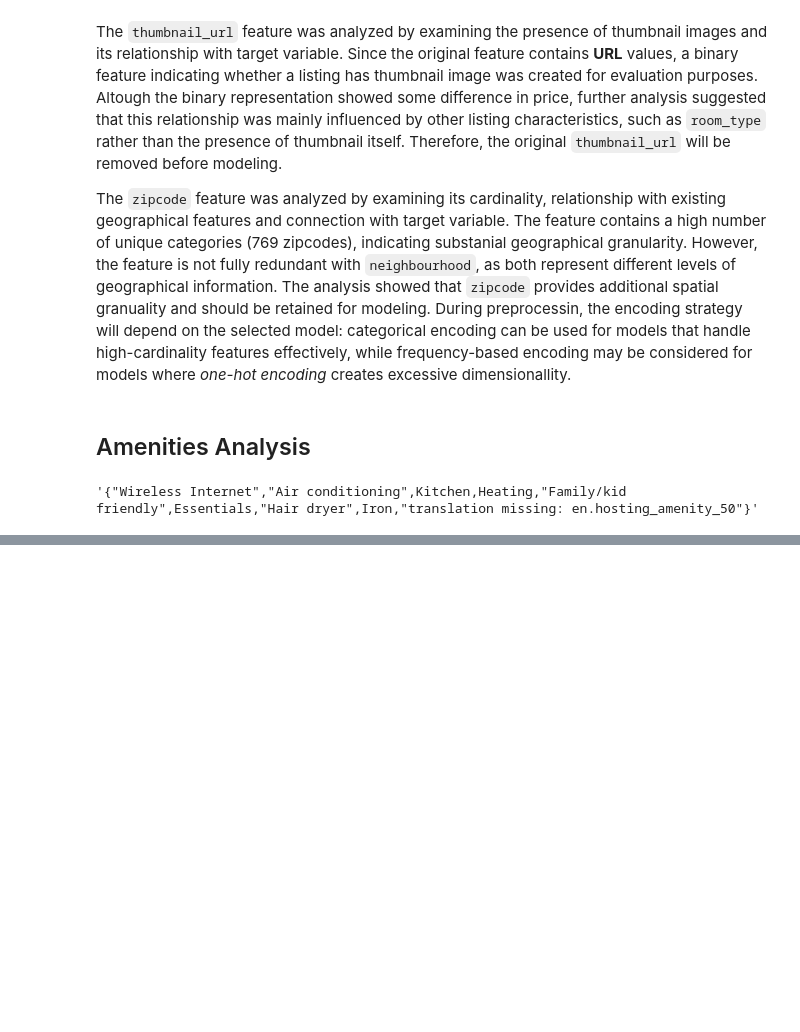
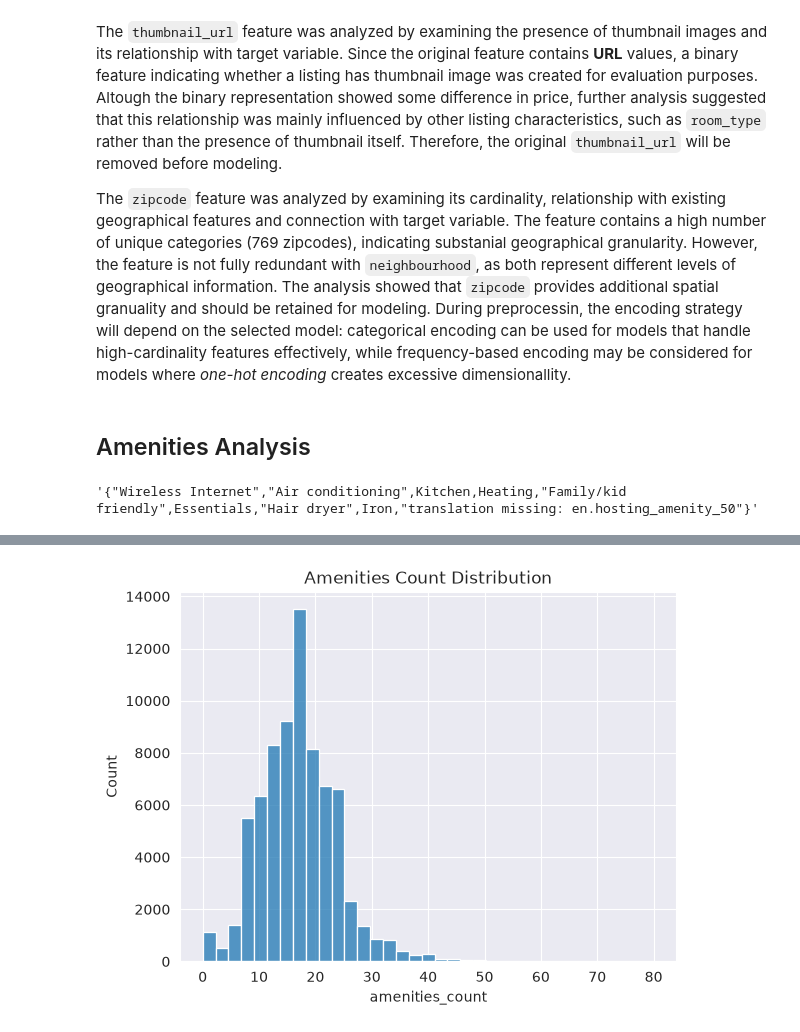
Before and after one commit to Car1LL/airbnb_prices_prediction, a Jupyter notebook: notebooks/00_EDA.ipynb, the cells around one changed output, grey strips where cells are left out. Cells and saved outputs as stored; diff of their text form; code cells hidden in the pictures; blank space fills up the shorter version.

Commit message:
Amenities Analysis

```diff
--- a/notebooks/00_EDA.ipynb
+++ b/notebooks/00_EDA.ipynb
@@ -2368,0 +2457,5 @@ Name: count, dtype: int64
+# %%
+df['amenities_list'] = df['amenities_list'].apply(
+    lambda x: ["Wide clearance to shower and toilet" if amenity == "Wide clearance to shower & toilet"
+              else amenity for amenity in x]
+)
@@ -2368,0 +2477,8 @@ Name: count, dtype: int64
+# %%
+df['amenities_list'] = df['amenities_list'].apply(
+    lambda x: [amenity for amenity in x if amenity.strip() != ""]
+)
+
+amenities_freq = df['amenities_list'].explode().value_counts()
+
+amenities_freq[amenities_freq.index == ""]
@@ -2368,0 +2543,16 @@ Name: count, dtype: int64
+# %%
+def merge_amenities(amenities):
+    amenities = set(amenities)
+
+    for new_name, old_names in amenity_groups.items():
+        if amenities & old_names:
+            amenities -= old_names
+            amenities.add(new_name)
+
+    return list(amenities)
+
+df['amenities_list'] = df['amenities_list'].apply(merge_amenities)
+
+amenities_freq = df['amenities_list'].explode().value_counts()
+
+amenities_freq
@@ -2368,0 +2577,4 @@ Name: count, dtype: int64
+# %%
+df['amenities_count'] = df['amenities_list'].str.len()
+
+df['amenities_count'].describe()
@@ -2368,0 +2591,10 @@ Name: count, dtype: int64
+# %%
+sns.histplot(
+    df['amenities_count'],
+    bins=35
+)
+
+plt.title("Amenities Count Distribution")
+plt.show()
+# %% [output]
+[figure, added]
```
Also changed, not shown: parts of 54 cells of this notebook.
